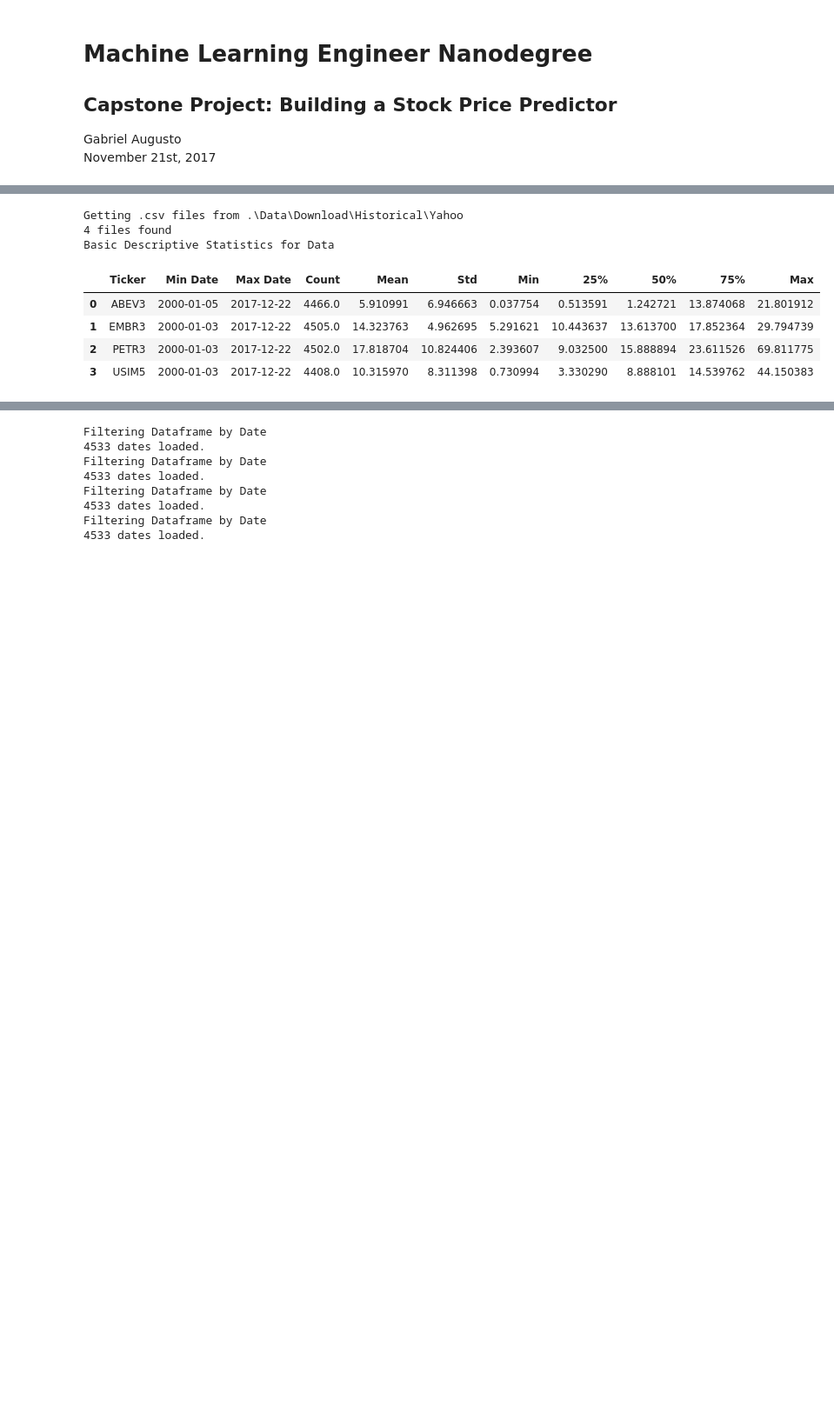
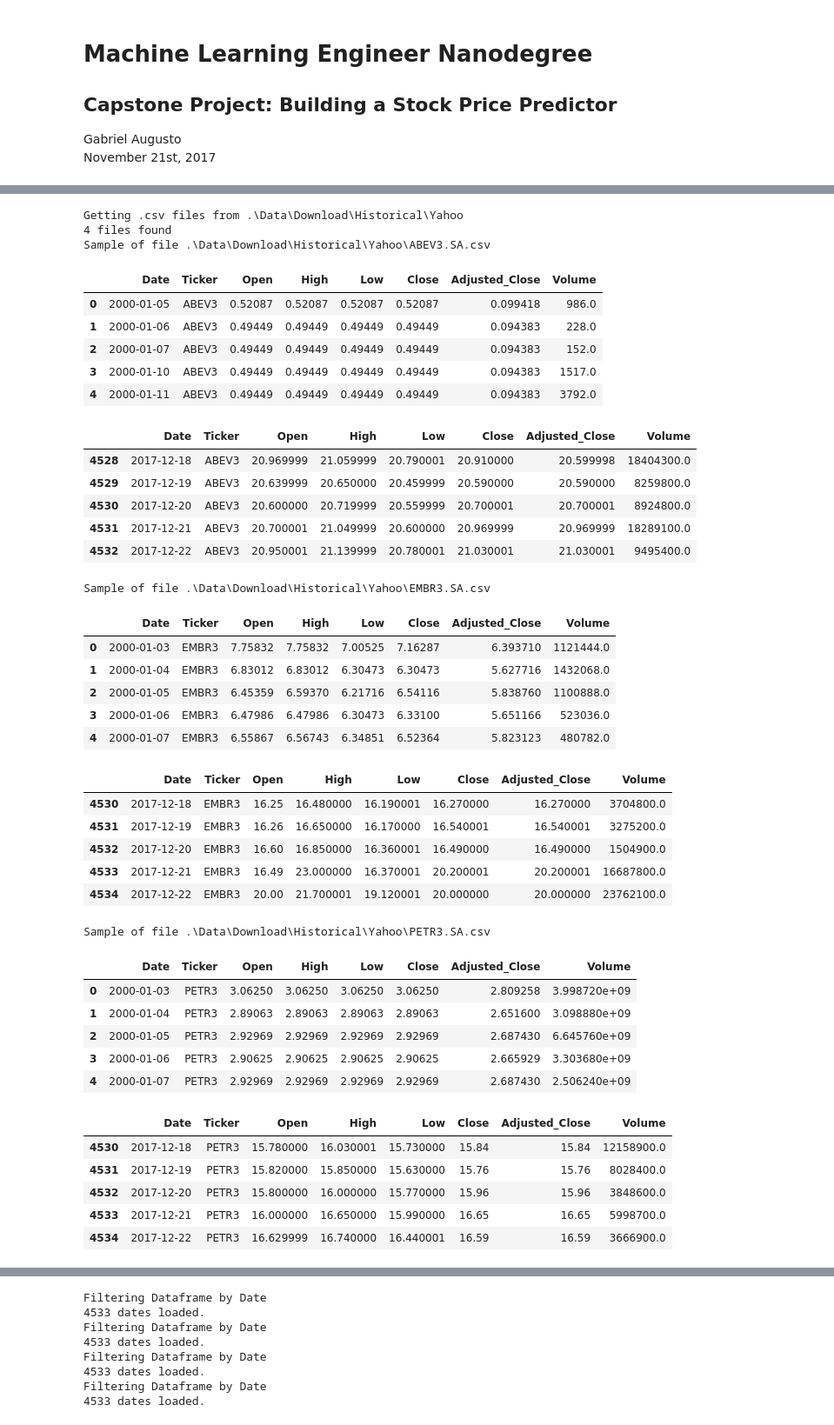
Before and after one commit to gabriel301/MLNanodregree, a Jupyter notebook: projects/capstone/CapstoneProject/Report/Capstone Report.ipynb, the cells around one changed output, grey strips where cells are left out. Shown at 87% size. Saved outputs shown, nothing was run; the diff lists cells and outputs as text; code cells hidden in the pictures; blank space fills up the shorter version.

```diff
--- a/projects/capstone/CapstoneProject/Report/Capstone Report.ipynb
+++ b/projects/capstone/CapstoneProject/Report/Capstone Report.ipynb
@@ -118,25 +119,60 @@ sns.set(style="darkgrid")
 # %%
 filenames = Util().GetFilesFromFolder('.\Data\Download\Historical\Yahoo','.csv')
 dfs = []
 headers = ['Ticker','Min Date','Max Date','Count','Mean','Std','Min','25%','50%','75%','Max']
 rows = []
 for file in filenames:
     df = pd.read_csv(file)
     row = [df['Ticker'][0],df['Date'][0],df['Date'][df.shape[0]-1],]
     row.extend(df['Adjusted_Close'].describe(percentiles = [.25,.50,.75]).values)
     rows.append(row)
-    #dfDescriptive = dfDescriptive.append(pd.DataFrame(row,columns = headers),ignore_index=True)
+    print "Sample of file {}".format(file)
+    display(df.head())
+    display(df.tail())
     dfs.append(df.copy())
 
 dfDescriptive = pd.DataFrame(rows,columns = headers)
 print "Basic Descriptive Statistics for Data"
 dfDescriptive
 # %% [output]
 Getting .csv files from .\Data\Download\Historical\Yahoo
 4 files found
-Basic Descriptive Statistics for Data
+Sample of file .\Data\Download\Historical\Yahoo\ABEV3.SA.csv
-|  | Ticker | Min Date | Max Date | Count | Mean | Std | Min | 25% | 50% | 75% | Max |
-| 0 | ABEV3 | 2000-01-05 | 2017-12-22 | 4466.0 | 5.910991 | 6.946663 | 0.037754 | 0.513591 | 1.242721 | 13.874068 | 21.801912 |
-| 1 | EMBR3 | 2000-01-03 | 2017-12-22 | 4505.0 | 14.323763 | 4.962695 | 5.291621 | 10.443637 | 13.613700 | 17.852364 | 29.794739 |
-| 2 | PETR3 | 2000-01-03 | 2017-12-22 | 4502.0 | 17.818704 | 10.824406 | 2.393607 | 9.032500 | 15.888894 | 23.611526 | 69.811775 |
-| 3 | USIM5 | 2000-01-03 | 2017-12-22 | 4408.0 | 10.315970 | 8.311398 | 0.730994 | 3.330290 | 8.888101 | 14.539762 | 44.150383 |
+|  | Date | Ticker | Open | High | Low | Close | Adjusted_Close | Volume |
+| 0 | 2000-01-05 | ABEV3 | 0.52087 | 0.52087 | 0.52087 | 0.52087 | 0.099418 | 986.0 |
+| 1 | 2000-01-06 | ABEV3 | 0.49449 | 0.49449 | 0.49449 | 0.49449 | 0.094383 | 228.0 |
+| 2 | 2000-01-07 | ABEV3 | 0.49449 | 0.49449 | 0.49449 | 0.49449 | 0.094383 | 152.0 |
+| 3 | 2000-01-10 | ABEV3 | 0.49449 | 0.49449 | 0.49449 | 0.49449 | 0.094383 | 1517.0 |
+| 4 | 2000-01-11 | ABEV3 | 0.49449 | 0.49449 | 0.49449 | 0.49449 | 0.094383 | 3792.0 |
+|  | Date | Ticker | Open | High | Low | Close | Adjusted_Close | Volume |
+| 4528 | 2017-12-18 | ABEV3 | 20.969999 | 21.059999 | 20.790001 | 20.910000 | 20.599998 | 18404300.0 |
+| 4529 | 2017-12-19 | ABEV3 | 20.639999 | 20.650000 | 20.459999 | 20.590000 | 20.590000 | 8259800.0 |
+| 4530 | 2017-12-20 | ABEV3 | 20.600000 | 20.719999 | 20.559999 | 20.700001 | 20.700001 | 8924800.0 |
+| 4531 | 2017-12-21 | ABEV3 | 20.700001 | 21.049999 | 20.600000 | 20.969999 | 20.969999 | 18289100.0 |
+| 4532 | 2017-12-22 | ABEV3 | 20.950001 | 21.139999 | 20.780001 | 21.030001 | 21.030001 | 9495400.0 |
+Sample of file .\Data\Download\Historical\Yahoo\EMBR3.SA.csv
+|  | Date | Ticker | Open | High | Low | Close | Adjusted_Close | Volume |
+| 0 | 2000-01-03 | EMBR3 | 7.75832 | 7.75832 | 7.00525 | 7.16287 | 6.393710 | 1121444.0 |
+| 1 | 2000-01-04 | EMBR3 | 6.83012 | 6.83012 | 6.30473 | 6.30473 | 5.627716 | 1432068.0 |
+| 2 | 2000-01-05 | EMBR3 | 6.45359 | 6.59370 | 6.21716 | 6.54116 | 5.838760 | 1100888.0 |
+| 3 | 2000-01-06 | EMBR3 | 6.47986 | 6.47986 | 6.30473 | 6.33100 | 5.651166 | 523036.0 |
+| 4 | 2000-01-07 | EMBR3 | 6.55867 | 6.56743 | 6.34851 | 6.52364 | 5.823123 | 480782.0 |
+|  | Date | Ticker | Open | High | Low | Close | Adjusted_Close | Volume |
+| 4530 | 2017-12-18 | EMBR3 | 16.25 | 16.480000 | 16.190001 | 16.270000 | 16.270000 | 3704800.0 |
+| 4531 | 2017-12-19 | EMBR3 | 16.26 | 16.650000 | 16.170000 | 16.540001 | 16.540001 | 3275200.0 |
+| 4532 | 2017-12-20 | EMBR3 | 16.60 | 16.850000 | 16.360001 | 16.490000 | 16.490000 | 1504900.0 |
+| 4533 | 2017-12-21 | EMBR3 | 16.49 | 23.000000 | 16.370001 | 20.200001 | 20.200001 | 16687800.0 |
+| 4534 | 2017-12-22 | EMBR3 | 20.00 | 21.700001 | 19.120001 | 20.000000 | 20.000000 | 23762100.0 |
+Sample of file .\Data\Download\Historical\Yahoo\PETR3.SA.csv
+|  | Date | Ticker | Open | High | Low | Close | Adjusted_Close | Volume |
+| 0 | 2000-01-03 | PETR3 | 3.06250 | 3.06250 | 3.06250 | 3.06250 | 2.809258 | 3.998720e+09 |
+| 1 | 2000-01-04 | PETR3 | 2.89063 | 2.89063 | 2.89063 | 2.89063 | 2.651600 | 3.098880e+09 |
+| 2 | 2000-01-05 | PETR3 | 2.92969 | 2.92969 | 2.92969 | 2.92969 | 2.687430 | 6.645760e+09 |
+| 3 | 2000-01-06 | PETR3 | 2.90625 | 2.90625 | 2.90625 | 2.90625 | 2.665929 | 3.303680e+09 |
+| 4 | 2000-01-07 | PETR3 | 2.92969 | 2.92969 | 2.92969 | 2.92969 | 2.687430 | 2.506240e+09 |
+|  | Date | Ticker | Open | High | Low | Close | Adjusted_Close | Volume |
+| 4530 | 2017-12-18 | PETR3 | 15.780000 | 16.030001 | 15.730000 | 15.84 | 15.84 | 12158900.0 |
+| 4531 | 2017-12-19 | PETR3 | 15.820000 | 15.850000 | 15.630000 | 15.76 | 15.76 | 8028400.0 |
+| 4532 | 2017-12-20 | PETR3 | 15.800000 | 16.000000 | 15.770000 | 15.96 | 15.96 | 3848600.0 |
+| 4533 | 2017-12-21 | PETR3 | 16.000000 | 16.650000 | 15.990000 | 16.65 | 16.65 | 5998700.0 |
+| 4534 | 2017-12-22 | PETR3 | 16.629999 | 16.740000 | 16.440001 | 16.59 | 16.59 | 3666900.0 |
```
Also changed, not shown: parts of 45 cells of this notebook, 1 other file.
